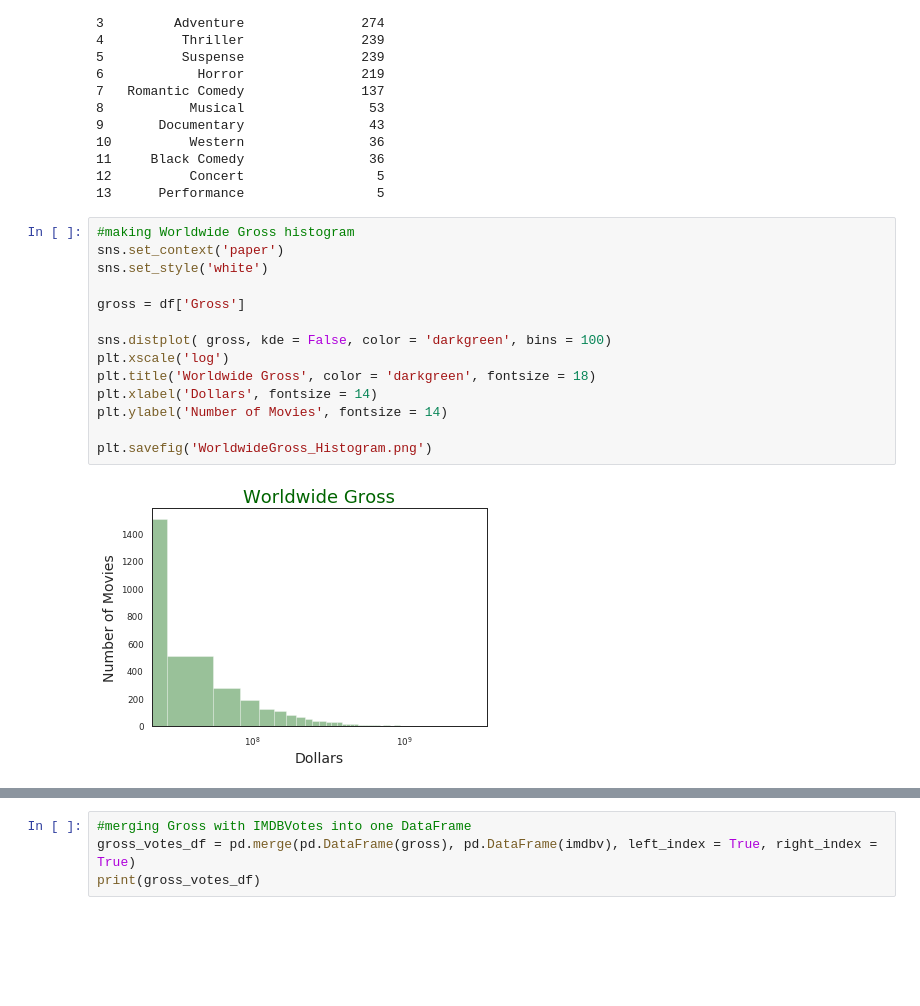
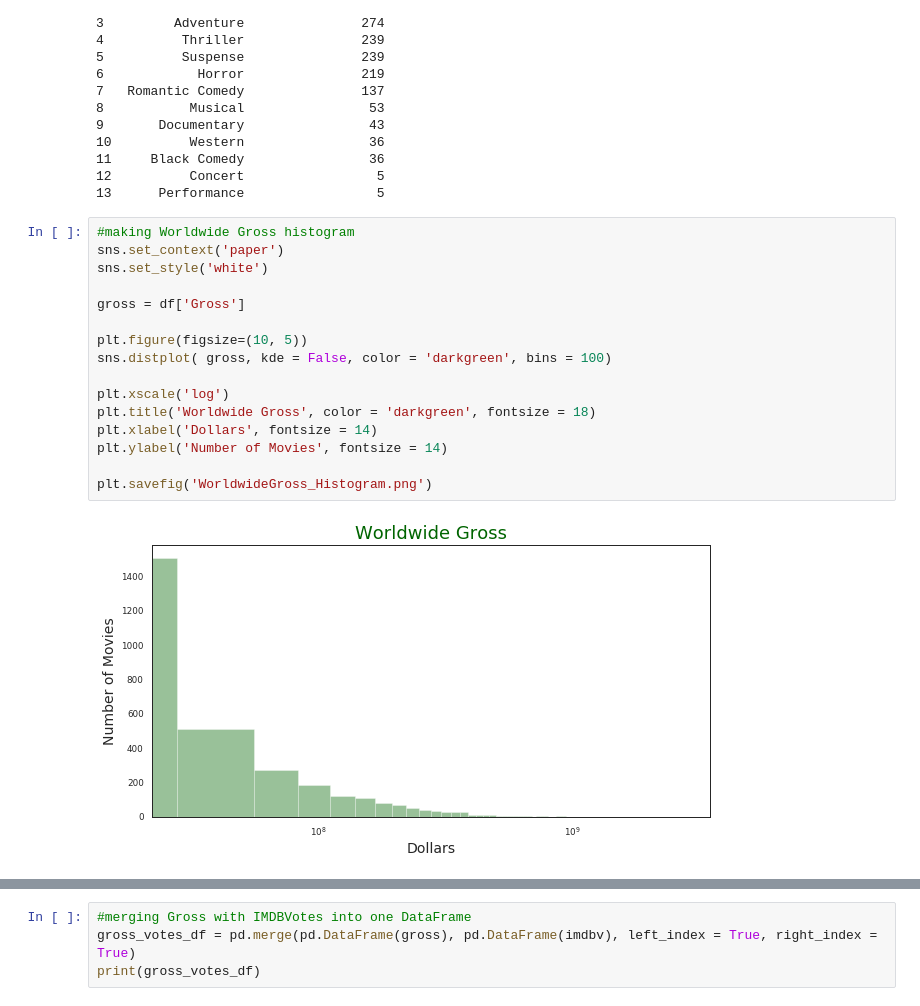
Before and after one commit to ioannapap/movies_data-mining_analysis, a Jupyter notebook: movies_analysis.ipynb, the cells around one changed output, grey strips where cells are left out. Saved outputs shown, nothing was run; the diff lists cells and outputs as text; blank space fills up the shorter version.

```diff
--- a/movies_analysis.ipynb
+++ b/movies_analysis.ipynb
@@ -160,19 +160,21 @@ print(genre_numbers_df)
 # %%
 #making Worldwide Gross histogram
 sns.set_context('paper')
 sns.set_style('white')
 
 gross = df['Gross']
 
+plt.figure(figsize=(10, 5))
 sns.distplot( gross, kde = False, color = 'darkgreen', bins = 100)
+
 plt.xscale('log')
 plt.title('Worldwide Gross', color = 'darkgreen', fontsize = 18)
 plt.xlabel('Dollars', fontsize = 14)
 plt.ylabel('Number of Movies', fontsize = 14)
 
 plt.savefig('WorldwideGross_Histogram.png')
 # %% [output]
-[figure, old version]
+[figure, new version]
 # %%
 #making Rotten Tomatoes Rating histogram
 rtr = df['RTRating'].dropna()
```
Also changed, not shown: parts of 9 cells of this notebook, 2 other files.
